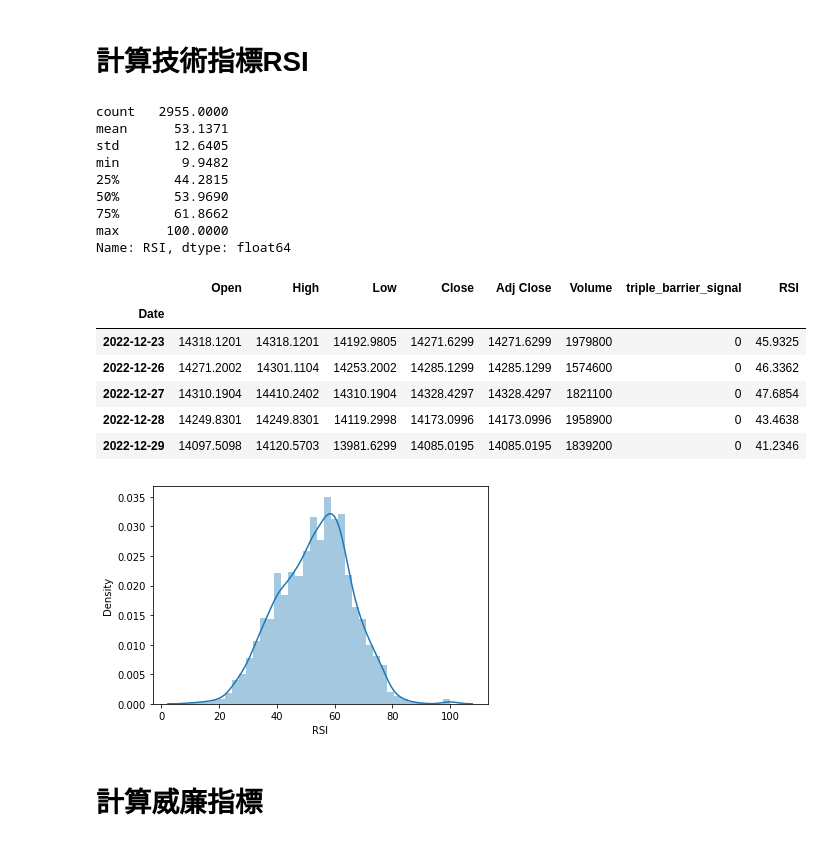
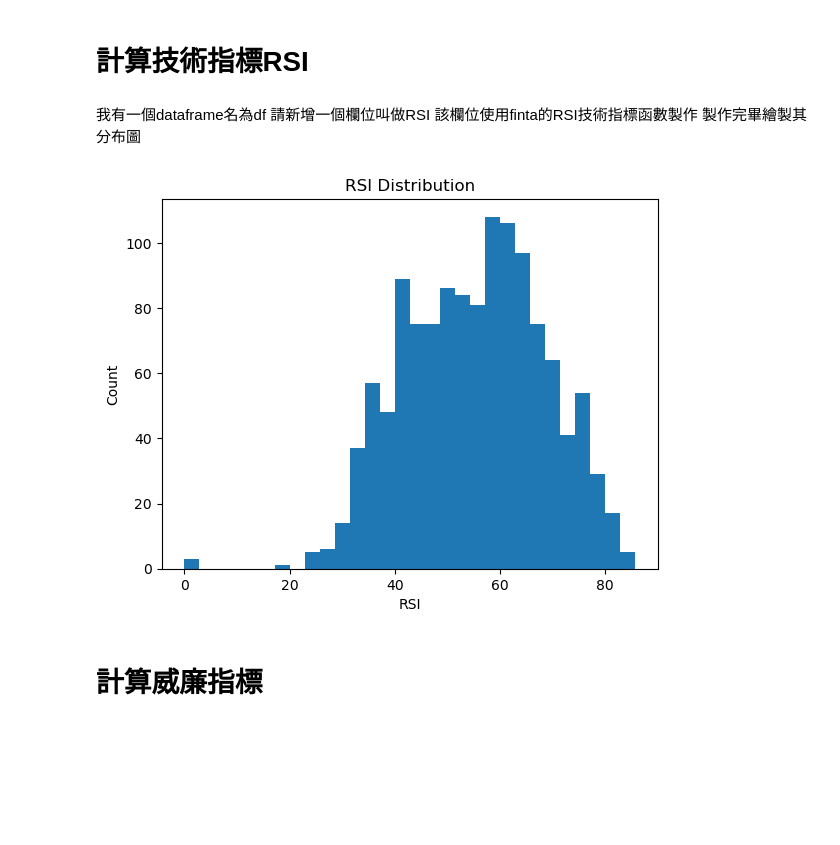
Before and after one commit to skywalker0803r/telegram-investment-advice-bot, a Jupyter notebook: train.ipynb, the cells around one changed output. Saved outputs shown, nothing was run; the diff lists cells and outputs as text; code cells hidden in the pictures; blank space fills up the shorter version.

```diff
--- a/train.ipynb
+++ b/train.ipynb
@@ -108,4 +143,4 @@ plt.show()
 # %%
-from finta import TA
-ohlcv = df[['Open','High','Low','Close','Volume']]
-ohlcv.columns = ['open','high','low','close','volume']
+ohlcv = df[['Open', 'High', 'Low', 'Close', 'Volume']].copy()
+ohlcv.columns = ohlcv.columns.str.lower()
+ohlcv
@@ -112,28 +162,28 @@ ohlcv.columns = ['open','high','low','close','volume']
 # %% [markdown]
 # 計算技術指標RSI
-# %%
-df['RSI'] = TA.RSI(ohlcv)
-print(df['RSI'].describe())
-sns.distplot(df['RSI'].dropna())
-df.tail()
-# %% [output]
-count   2955.0000
-mean      53.1371
-std       12.6405
-min        9.9482
-25%       44.2815
-50%       53.9690
-75%       61.8662
-max      100.0000
-Name: RSI, dtype: float64
-|  | Open | High | Low | Close | Adj Close | Volume | triple_barrier_signal | RSI |
-| Date |  |  |  |  |  |  |  |  |
-| 2022-12-23 | 14318.1201 | 14318.1201 | 14192.9805 | 14271.6299 | 14271.6299 | 1979800 | 0 | 45.9325 |
-| 2022-12-26 | 14271.2002 | 14301.1104 | 14253.2002 | 14285.1299 | 14285.1299 | 1574600 | 0 | 46.3362 |
-| 2022-12-27 | 14310.1904 | 14410.2402 | 14310.1904 | 14328.4297 | 14328.4297 | 1821100 | 0 | 47.6854 |
-| 2022-12-28 | 14249.8301 | 14249.8301 | 14119.2998 | 14173.0996 | 14173.0996 | 1958900 | 0 | 43.4638 |
-| 2022-12-29 | 14097.5098 | 14120.5703 | 13981.6299 | 14085.0195 | 14085.0195 | 1839200 | 0 | 41.2346 |
-[figure, removed]
+# %% [markdown]
+我有一個dataframe名為df
+請新增一個欄位叫做RSI
+該欄位使用finta的RSI技術指標函數製作
+製作完畢繪製其分布圖
+# %%
+import finta
+import pandas as pd
+
+
+# 使用finta函式庫中的RSI指標函數來計算RSI值
+df['RSI'] = finta.TA.RSI(ohlcv)
+
+# 繪製RSI值的分布圖
+import matplotlib.pyplot as plt
+
+plt.hist(df['RSI'], bins=30)
+plt.title('RSI Distribution')
+plt.xlabel('RSI')
+plt.ylabel('Count')
+plt.show()
+# %% [output]
+[figure, added]
 # %% [markdown]
 # 計算威廉指標
 # %%
```
Also changed, not shown: parts of 19 cells of this notebook.
